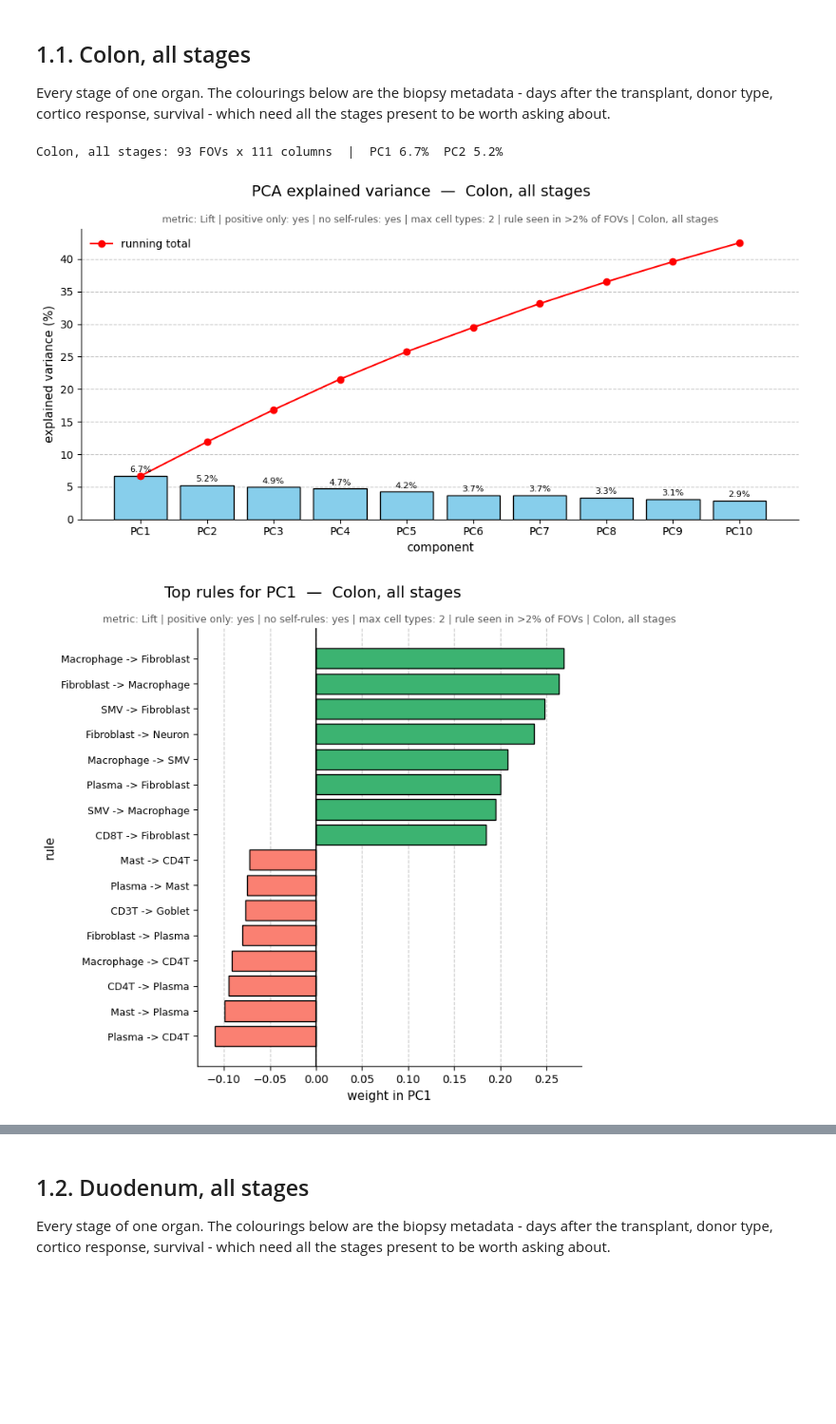
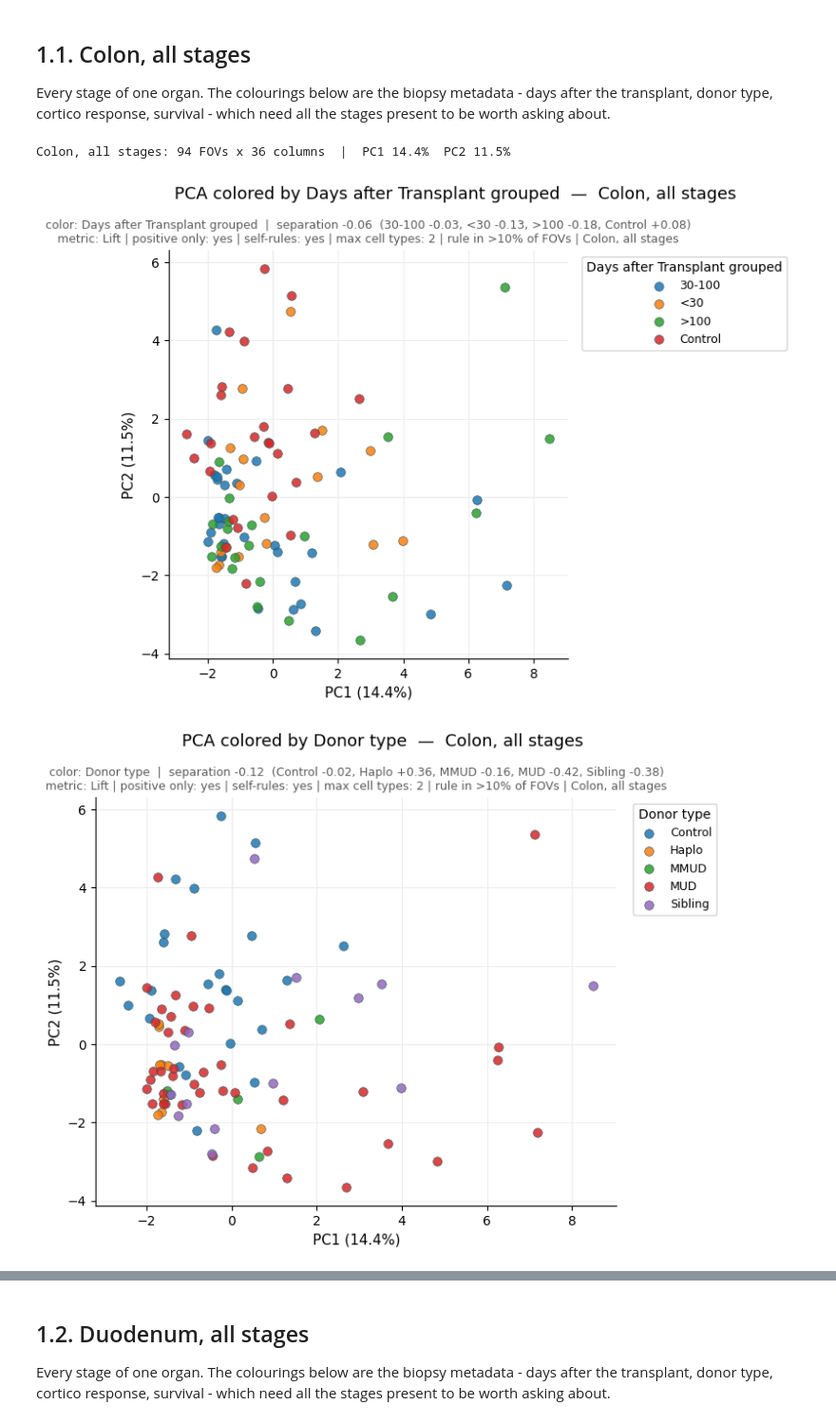
Before and after one commit to rachelbronerHU/bio-association-rule-mining-and-correlation, a Jupyter notebook: result_summary/rule_space/result_summary_rule_space.ipynb, the cells around one changed output, grey strips where cells are left out. Shown at 95% size. Saved outputs shown, nothing was run; the diff lists cells and outputs as text; code cells hidden in the pictures; blank space fills up the shorter version.

```diff
--- a/result_summary/rule_space/result_summary_rule_space.ipynb
+++ b/result_summary/rule_space/result_summary_rule_space.ipynb
@@ -17,8 +17,8 @@ import rule_space_helper as rs
 rs.METRIC            = 'Lift'
 rs.POSITIVE_ONLY     = True
 rs.RULE_MAX_ITEMS    = 2
-rs.NO_SELF           = True
-rs.MIN_FOV_THRESHOLD = 0.02
+rs.NO_SELF           = False
+rs.MIN_FOV_THRESHOLD = 0.1
 rs.SCORE_COL         = 'Pathological score'
 
 data = rs.load()
@@ -51,8 +52,9 @@ transplant, donor type, cortico response, survival - which need all the stages p
 be worth asking about.
 # %%
 colon_all = rs.run(data,
-                    organs=['Colon'], prefix='pos_colon')
+                    organs=['Colon'], prefix='pos_colon',
+                    colors=rs.METADATA_COLORS)
 # %% [output]
-Colon, all stages: 93 FOVs x 111 columns  |  PC1 6.7%  PC2 5.2%
+Colon, all stages: 94 FOVs x 36 columns  |  PC1 14.4%  PC2 11.5%
-[figure, old version]
+[figure, new version]
-[figure, old version]
+[figure, new version]
```
Also changed, not shown: parts of 12 cells of this notebook, 5 other files.
